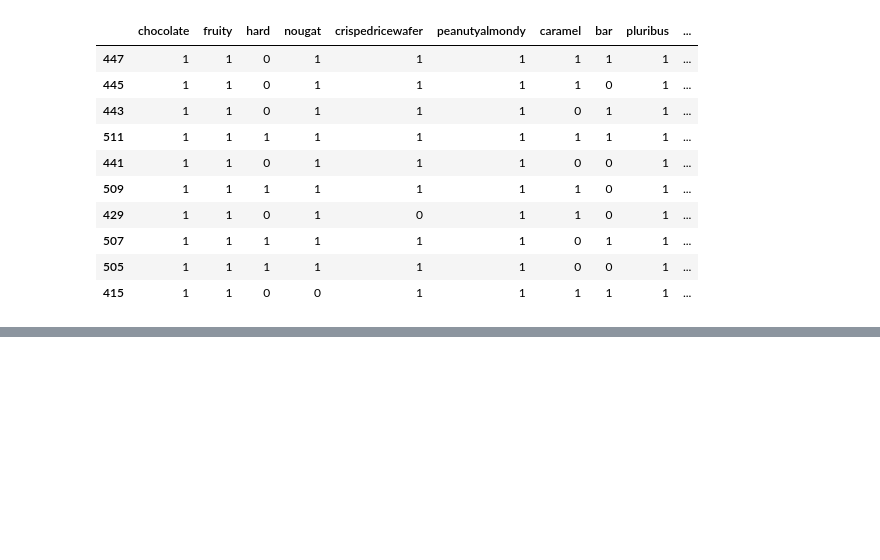
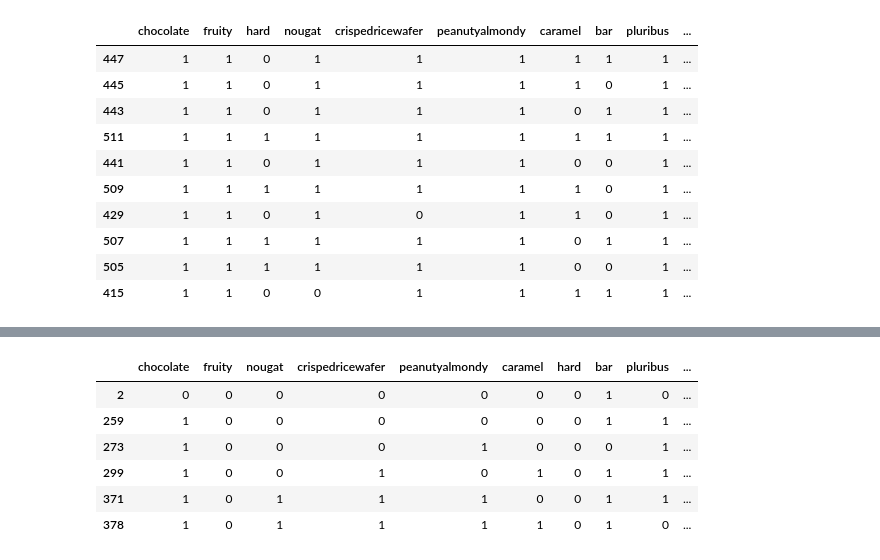
Before and after one commit to MarkusFranke/Fallstudie-Lidl-Erweiterung-des-Suesswarensortiments, a Jupyter notebook: regression.ipynb, the cells around one changed output, grey strips where cells are left out. Drawn from its saved outputs; the diff is of its cells as text; code cells hidden in the pictures; blank space fills up the shorter version.

```diff
--- a/regression.ipynb
+++ b/regression.ipynb
@@ -351,0 +419,14 @@ Best/Worst features + best/worst interactions
+# %%
+# Best Score & no choc+fruit combo
+ranking_no_choc_fruit = ranking[(ranking['chocolate'] == 0) | (ranking['fruity'] == 0)]
+idx = ranking_no_choc_fruit.groupby('amount_of_flavours')['probability'].idxmax()
+best_rows = ranking_no_choc_fruit.loc[idx]
+display(best_rows)
+# %% [output]
+|  | chocolate | fruity | nougat | crispedricewafer | peanutyalmondy | caramel | hard | bar | pluribus | ... |
+| 2 | 0 | 0 | 0 | 0 | 0 | 0 | 0 | 1 | 0 | ... |
+| 259 | 1 | 0 | 0 | 0 | 0 | 0 | 0 | 1 | 1 | ... |
+| 273 | 1 | 0 | 0 | 0 | 1 | 0 | 0 | 0 | 1 | ... |
+| 299 | 1 | 0 | 0 | 1 | 0 | 1 | 0 | 1 | 1 | ... |
+| 371 | 1 | 0 | 1 | 1 | 1 | 0 | 0 | 1 | 1 | ... |
+| 378 | 1 | 0 | 1 | 1 | 1 | 1 | 0 | 1 | 0 | ... |
```
Also changed, not shown: parts of 10 cells of this notebook.
